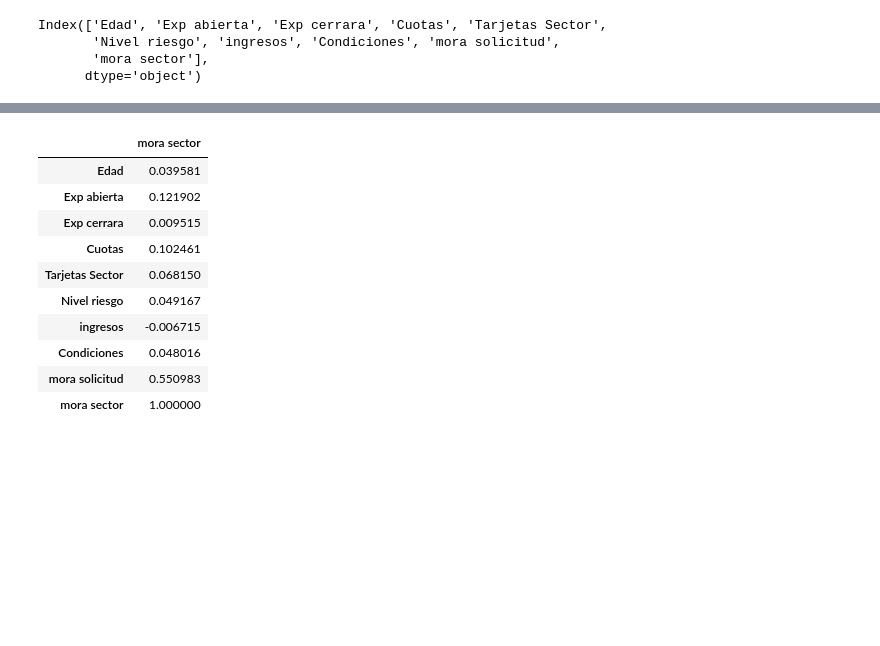
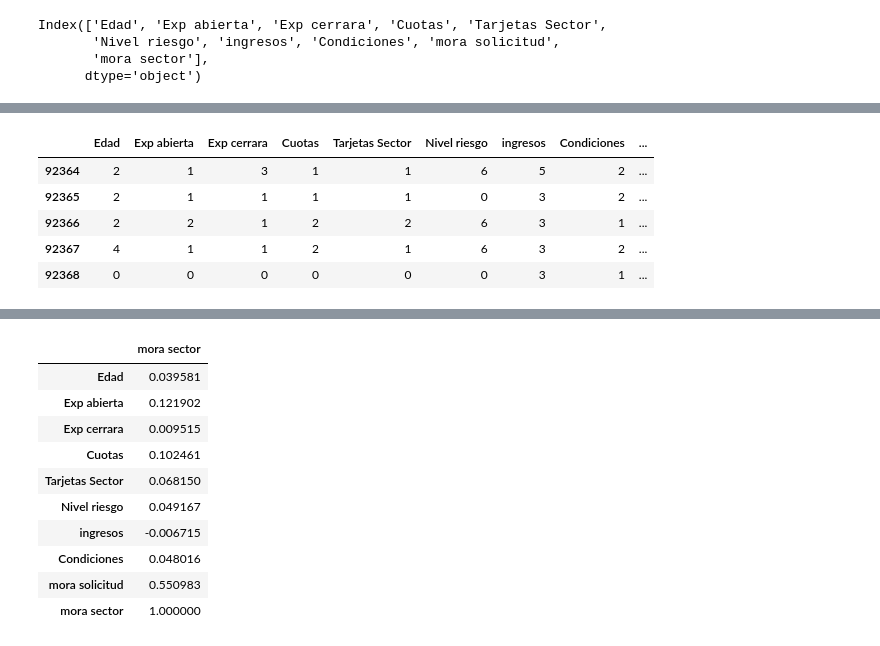
Before and after one commit to aljegoram/AnalisisDatos, a Jupyter notebook: Taller_1,_2_y_3_Análisis_de_Datos.ipynb, the cells around one changed output, grey strips where cells are left out. Drawn from its saved outputs; the diff is of its cells as text; code cells hidden in the pictures; blank space fills up the shorter version.

```diff
--- a/Taller_1,_2_y_3_Análisis_de_Datos.ipynb
+++ b/Taller_1,_2_y_3_Análisis_de_Datos.ipynb
@@ -169,0 +203,10 @@ Index(['Edad', 'Exp abierta', 'Exp cerrara', 'Cuotas', 'Tarjetas Sector',
+# %%
+#Se utiliza para mostrar las últimas filas de un conjunto de datos. Por defecto, mostrará las últimas 5 filas del DataFrame.
+df.tail()
+# %% [output]
+|  | Edad | Exp abierta | Exp cerrara | Cuotas | Tarjetas Sector | Nivel riesgo | ingresos | Condiciones | ... |
+| 92364 | 2 | 1 | 3 | 1 | 1 | 6 | 5 | 2 | ... |
+| 92365 | 2 | 1 | 1 | 1 | 1 | 0 | 3 | 2 | ... |
+| 92366 | 2 | 2 | 1 | 2 | 2 | 6 | 3 | 1 | ... |
+| 92367 | 4 | 1 | 1 | 2 | 1 | 6 | 3 | 2 | ... |
+| 92368 | 0 | 0 | 0 | 0 | 0 | 0 | 3 | 1 | ... |
```
Also changed, not shown: parts of 5 cells of this notebook.
